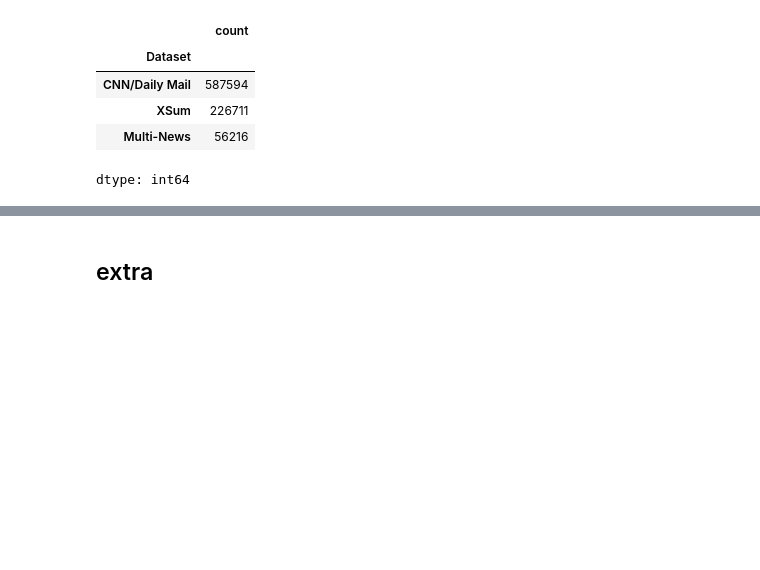
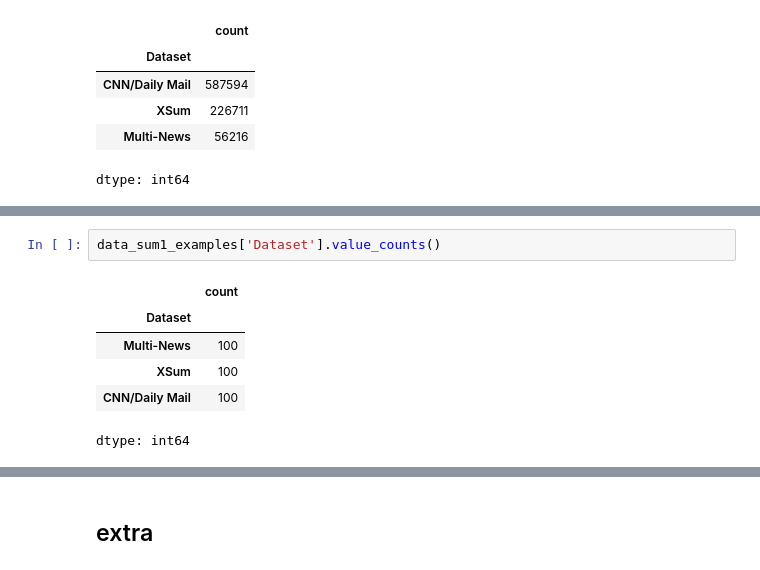
Before and after one commit to zoebatz/CAP6640_Project, a Jupyter notebook: NLP_datasets.ipynb, the cells around one changed output, grey strips where cells are left out. Cells and saved outputs as stored; diff of their text form; blank space fills up the shorter version.

```diff
--- a/NLP_datasets.ipynb
+++ b/NLP_datasets.ipynb
@@ -515,0 +531,9 @@ dtype: int64
+# %%
+data_sum1_examples['Dataset'].value_counts()
+# %% [output]
+|  | count |
+| Dataset |  |
+| Multi-News | 100 |
+| XSum | 100 |
+| CNN/Daily Mail | 100 |
+dtype: int64
```
Also changed, not shown: parts of 11 cells of this notebook.
